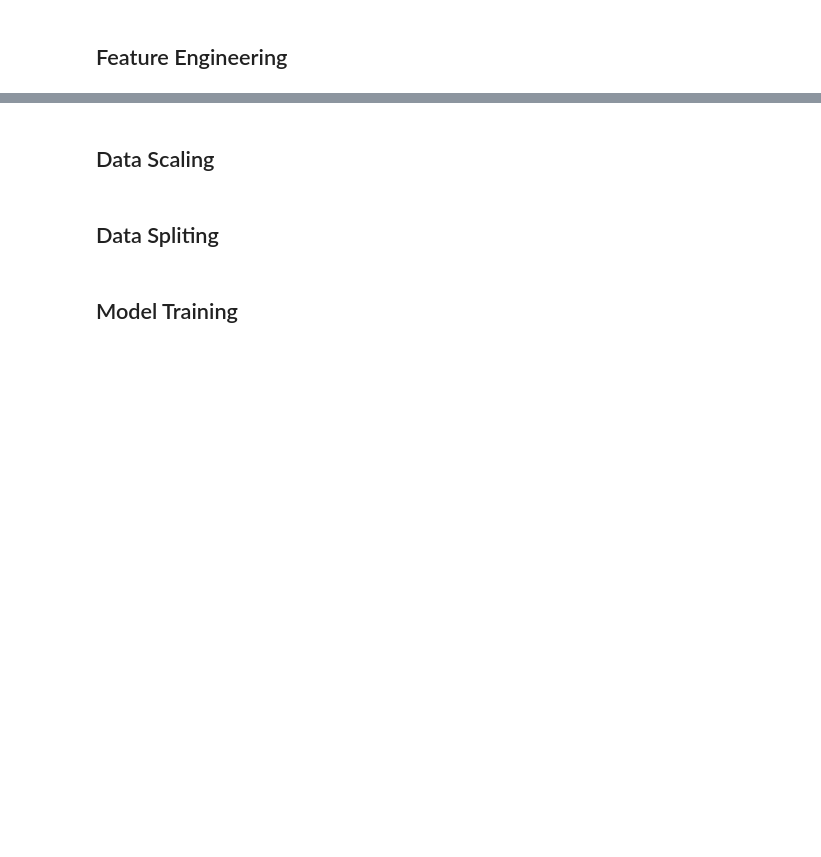
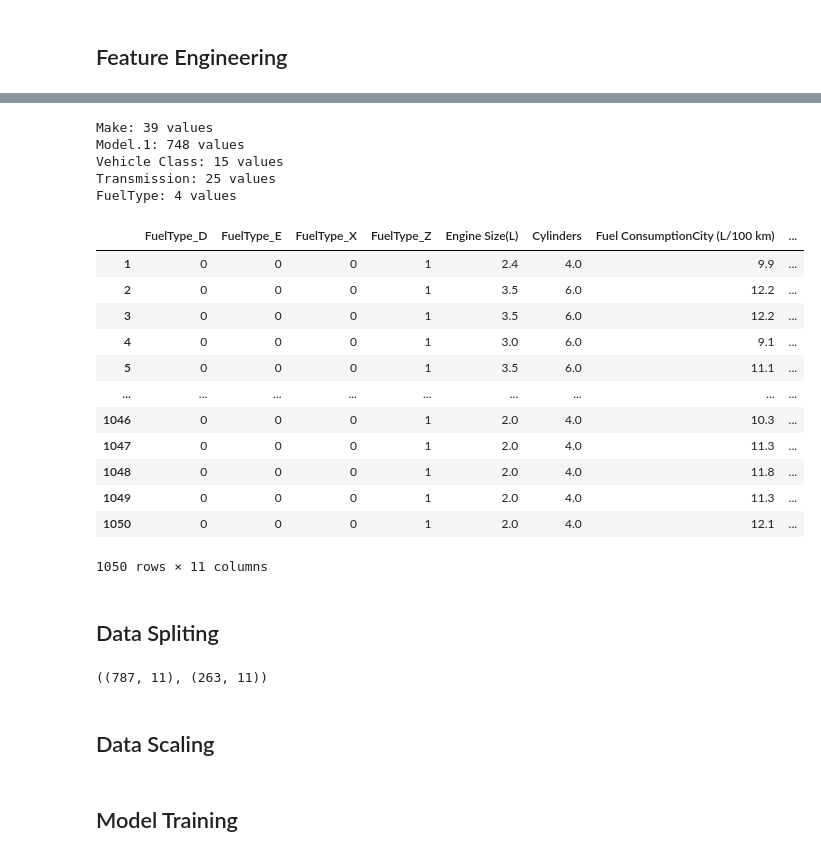
Before and after one commit to Ridzy619/Datafain, a Jupyter notebook: Courses/Classification and Regression With Python/Linear Regression with Python - Classwork.ipynb, the cells around one changed output, grey strips where cells are left out. Saved outputs shown, nothing was run; the diff lists cells and outputs as text; code cells hidden in the pictures; blank space fills up the shorter version.

```diff
--- a/Courses/Classification and Regression With Python/Linear Regression with Python - Classwork.ipynb
+++ b/Courses/Classification and Regression With Python/Linear Regression with Python - Classwork.ipynb
@@ -35,0 +176,28 @@ The dataset was gotten from the website of [Government of Canada Website](https:
+# %%
+for col in cat_emission:
+    print(f'{col}: {len(cat_emission[col].unique())} values')
+# %% [output]
+Make: 39 values
+Model.1: 748 values
+Vehicle Class: 15 values
+Transmission: 25 values
+FuelType: 4 values
+# %%
+new_emission = pd.concat([pd.get_dummies(cat_emission[['FuelType']]),num_emission],axis=1)
+new_emission
+# %% [output]
+|  | FuelType_D | FuelType_E | FuelType_X | FuelType_Z | Engine Size(L) | Cylinders | Fuel ConsumptionCity (L/100 km) | ... |
+| 1 | 0 | 0 | 0 | 1 | 2.4 | 4.0 | 9.9 | ... |
+| 2 | 0 | 0 | 0 | 1 | 3.5 | 6.0 | 12.2 | ... |
+| 3 | 0 | 0 | 0 | 1 | 3.5 | 6.0 | 12.2 | ... |
+| 4 | 0 | 0 | 0 | 1 | 3.0 | 6.0 | 9.1 | ... |
+| 5 | 0 | 0 | 0 | 1 | 3.5 | 6.0 | 11.1 | ... |
+| ... | ... | ... | ... | ... | ... | ... | ... | ... |
+| 1046 | 0 | 0 | 0 | 1 | 2.0 | 4.0 | 10.3 | ... |
+| 1047 | 0 | 0 | 0 | 1 | 2.0 | 4.0 | 11.3 | ... |
+| 1048 | 0 | 0 | 0 | 1 | 2.0 | 4.0 | 11.8 | ... |
+| 1049 | 0 | 0 | 0 | 1 | 2.0 | 4.0 | 11.3 | ... |
+| 1050 | 0 | 0 | 0 | 1 | 2.0 | 4.0 | 12.1 | ... |
+1050 rows × 11 columns
+# %% [markdown]
+## Data Spliting
@@ -36,4 +206,7 @@ The dataset was gotten from the website of [Government of Canada Website](https:
+# %%
+train, test = train_test_split(new_emission, test_size=0.25)
+train.shape, test.shape
+# %% [output]
+((787, 11), (263, 11))
 # %% [markdown]
 ## Data Scaling
-# %% [markdown]
-## Data Spliting
```
Also changed, not shown: parts of 36 cells of this notebook, 2 other files.
